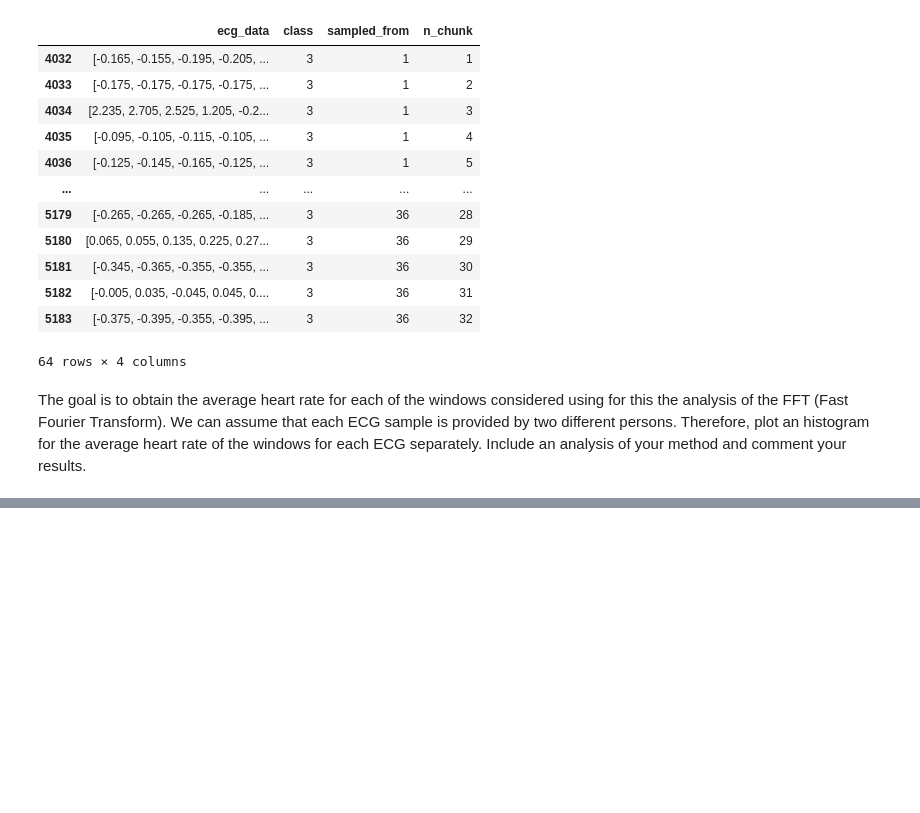
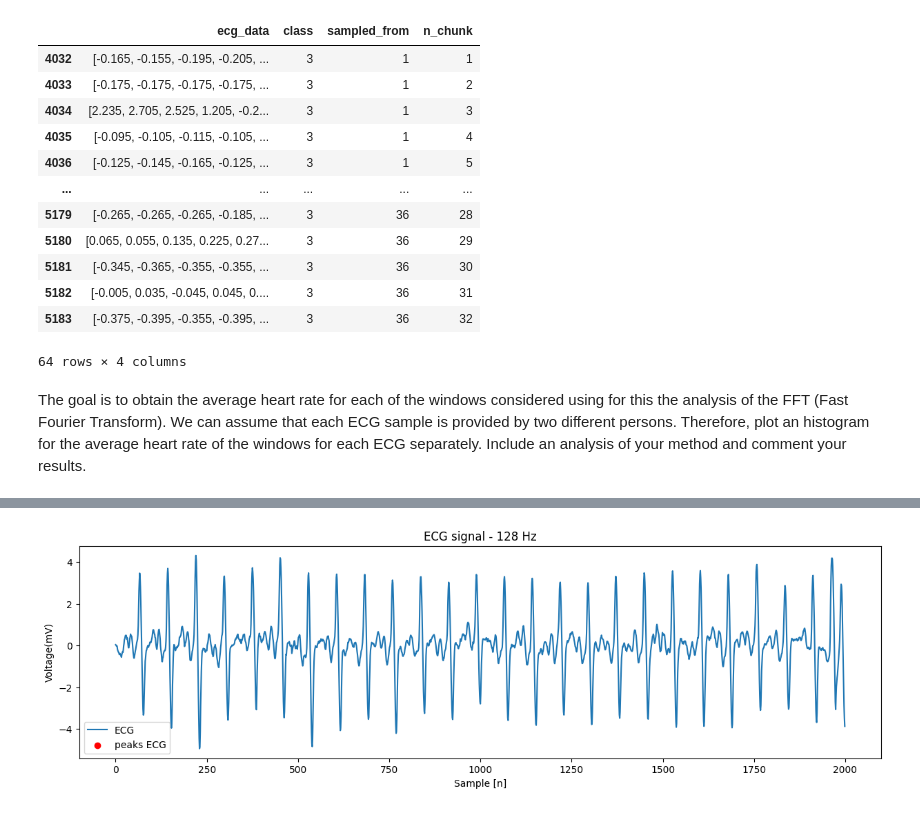
Before and after one commit to Javimh18/RESPT, a Jupyter notebook: Part-I/Lab3/lab3.ipynb, the cells around one changed output, grey strips where cells are left out. Drawn from its saved outputs; the diff is of its cells as text; code cells hidden in the pictures; blank space fills up the shorter version.

```diff
--- a/Part-I/Lab3/lab3.ipynb
+++ b/Part-I/Lab3/lab3.ipynb
@@ -88,0 +217,20 @@ plt.plot(freq, sample)
+# %%
+# linear spaced vector between 0.5 pi and 1.5 pi
+v = np.linspace(0.5 * np.pi, 1.5 * np.pi, 15)
+
+# create sine filter for approximating QRS feature
+peak_filter = 2*np.sin(v)
+
+# compute cross correlation between ecg and the sine filter
+stacked_data_sample = np.correlate(stacked_data[:][IDX_SAMPLE], peak_filter, mode="same")
+peaks_idx, _ = find_peaks(stacked_data_sample[:], height=5)
+plt.figure(figsize=(15, 4))
+plt.plot(sample_n, stacked_data_sample[:], label='ECG')
+plt.scatter(peaks_idx,stacked_data_sample[:][peaks_idx], color='red',label='peaks ECG')
+plt.title('ECG signal - 128 Hz')
+plt.xlabel("Sample [n]")
+plt.ylabel("Voltage(mV)")
+plt.legend()
+plt.show()
+# %% [output]
+[figure, added]
```
Also changed, not shown: parts of 38 cells of this notebook.
